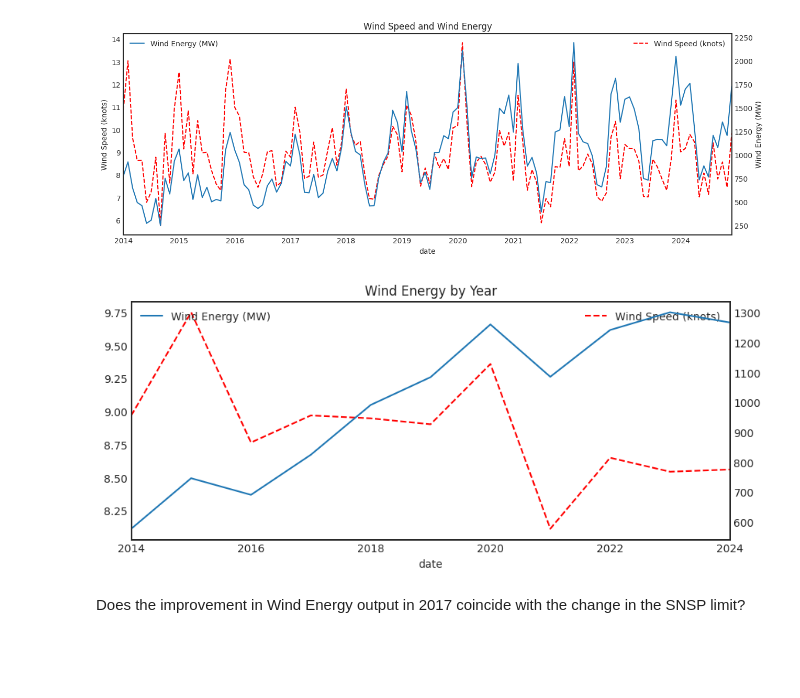
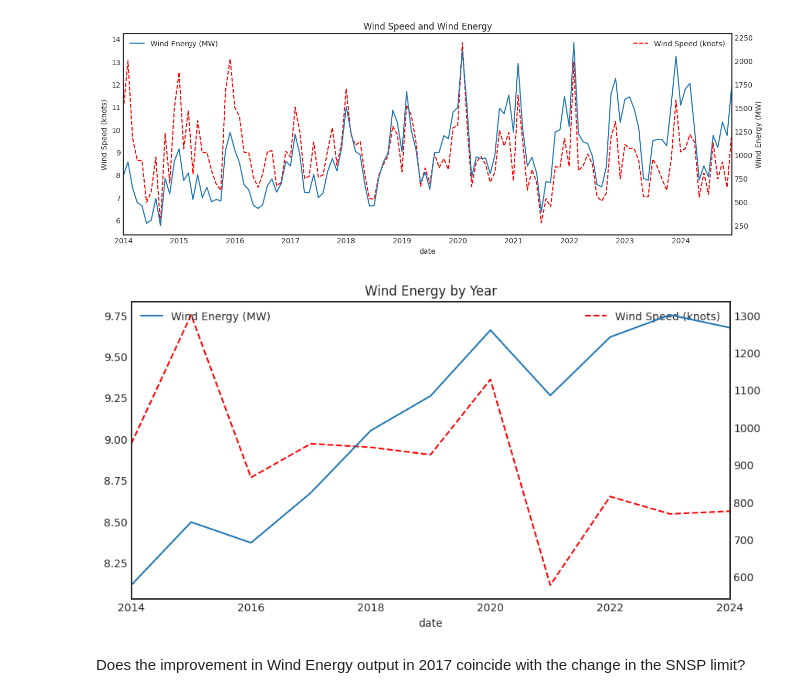
Before and after one commit to IreneKilgannon/PFDA, a Jupyter notebook: PFDA-project/wind_energy_analysis.ipynb, the cells around one changed output. Drawn from its saved outputs; the diff is of its cells as text; code cells hidden in the pictures; blank space fills up the shorter version.

```diff
--- a/PFDA-project/wind_energy_analysis.ipynb
+++ b/PFDA-project/wind_energy_analysis.ipynb
@@ -488,17 +522,22 @@ plt.show()
 # %% [output]
 [figure]
 # %%
-fig, ax = plt.subplots(figsize = (10,4))
+# Plot of Wind Energy and Wind Speeds by year.
+fig, ax = plt.subplots(figsize = (10, 5))
 
 electricity_weather_yearly['Wind Speed (knots)'].plot(ax=ax, color = 'red', linestyle = 'dashed', label = 'Wind Speed (knots)')
 plt.legend()
+
 ax2 = ax.twinx()
 
 electricity_weather_yearly['Wind Energy (MW)'].plot(ax= ax2, label = 'Wind Energy (MW)')
+
 plt.title('Wind Energy by Year')
 plt.legend()
 plt.show()
+
+# ADD LABELS
 # %% [output]
-[figure, old version]
+[figure, new version]
 # %% [markdown]
 Does the improvement in Wind Energy output in 2017 coincide with the change in the SNSP limit?
```
Also changed, not shown: parts of 108 cells of this notebook, 1 other file.
